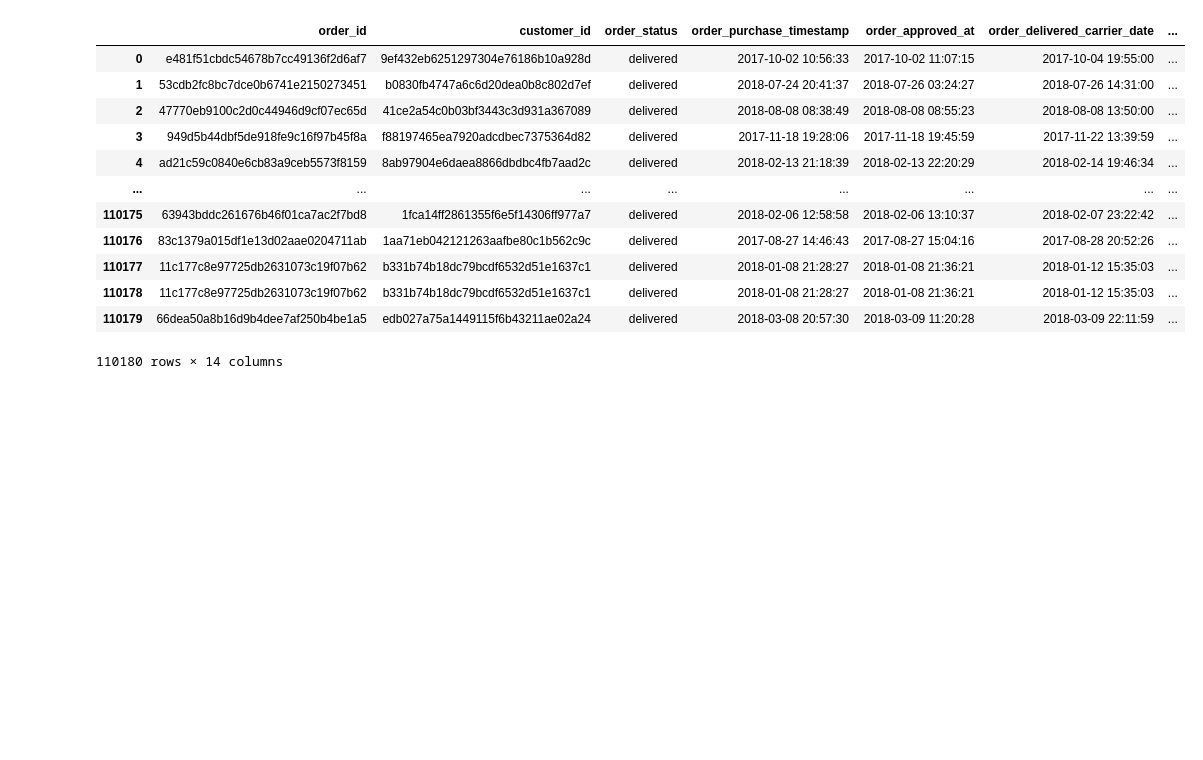
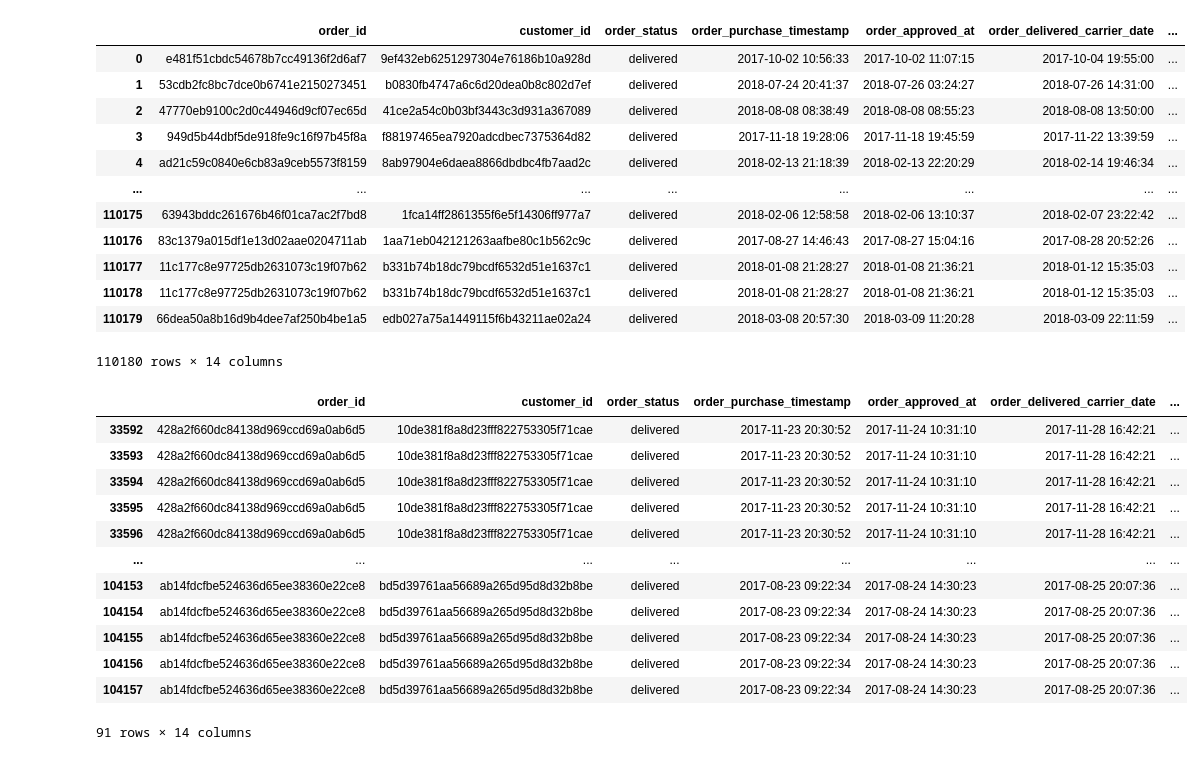
Before and after one commit to DCanKayrak/cart-analysis, a Jupyter notebook: Analysis.ipynb, the cells around one changed output. Drawn from its saved outputs; the diff is of its cells as text; code cells hidden in the pictures; blank space fills up the shorter version.

```diff
--- a/Analysis.ipynb
+++ b/Analysis.ipynb
@@ -208,5 +208,24 @@ orders_order_items
 | 110178 | 11c177c8e97725db2631073c19f07b62 | b331b74b18dc79bcdf6532d51e1637c1 | delivered | 2018-01-08 21:28:27 | 2018-01-08 21:36:21 | 2018-01-12 15:35:03 | ... |
 | 110179 | 66dea50a8b16d9b4dee7af250b4be1a5 | edb027a75a1449115f6b43211ae02a24 | delivered | 2018-03-08 20:57:30 | 2018-03-09 11:20:28 | 2018-03-09 22:11:59 | ... |
 110180 rows × 14 columns
+# %%
+top_customer_ids = orders_order_items['customer_id'].value_counts().head(5)
+top_customer_data = orders_order_items[orders_order_items['customer_id'].isin(top_customer_ids.index)]
+top_customer_data = pd.DataFrame(top_customer_data)
+top_customer_data
+# %% [output]
+|  | order_id | customer_id | order_status | order_purchase_timestamp | order_approved_at | order_delivered_carrier_date | ... |
+| 33592 | 428a2f660dc84138d969ccd69a0ab6d5 | 10de381f8a8d23fff822753305f71cae | delivered | 2017-11-23 20:30:52 | 2017-11-24 10:31:10 | 2017-11-28 16:42:21 | ... |
+| 33593 | 428a2f660dc84138d969ccd69a0ab6d5 | 10de381f8a8d23fff822753305f71cae | delivered | 2017-11-23 20:30:52 | 2017-11-24 10:31:10 | 2017-11-28 16:42:21 | ... |
+| 33594 | 428a2f660dc84138d969ccd69a0ab6d5 | 10de381f8a8d23fff822753305f71cae | delivered | 2017-11-23 20:30:52 | 2017-11-24 10:31:10 | 2017-11-28 16:42:21 | ... |
+| 33595 | 428a2f660dc84138d969ccd69a0ab6d5 | 10de381f8a8d23fff822753305f71cae | delivered | 2017-11-23 20:30:52 | 2017-11-24 10:31:10 | 2017-11-28 16:42:21 | ... |
+| 33596 | 428a2f660dc84138d969ccd69a0ab6d5 | 10de381f8a8d23fff822753305f71cae | delivered | 2017-11-23 20:30:52 | 2017-11-24 10:31:10 | 2017-11-28 16:42:21 | ... |
+| ... | ... | ... | ... | ... | ... | ... | ... |
+| 104153 | ab14fdcfbe524636d65ee38360e22ce8 | bd5d39761aa56689a265d95d8d32b8be | delivered | 2017-08-23 09:22:34 | 2017-08-24 14:30:23 | 2017-08-25 20:07:36 | ... |
+| 104154 | ab14fdcfbe524636d65ee38360e22ce8 | bd5d39761aa56689a265d95d8d32b8be | delivered | 2017-08-23 09:22:34 | 2017-08-24 14:30:23 | 2017-08-25 20:07:36 | ... |
+| 104155 | ab14fdcfbe524636d65ee38360e22ce8 | bd5d39761aa56689a265d95d8d32b8be | delivered | 2017-08-23 09:22:34 | 2017-08-24 14:30:23 | 2017-08-25 20:07:36 | ... |
+| 104156 | ab14fdcfbe524636d65ee38360e22ce8 | bd5d39761aa56689a265d95d8d32b8be | delivered | 2017-08-23 09:22:34 | 2017-08-24 14:30:23 | 2017-08-25 20:07:36 | ... |
+| 104157 | ab14fdcfbe524636d65ee38360e22ce8 | bd5d39761aa56689a265d95d8d32b8be | delivered | 2017-08-23 09:22:34 | 2017-08-24 14:30:23 | 2017-08-25 20:07:36 | ... |
+91 rows × 14 columns
 # %%
 # İlk 100 satırı al
```
Also changed, not shown: parts of 1 cell of this notebook, 1 other file.
